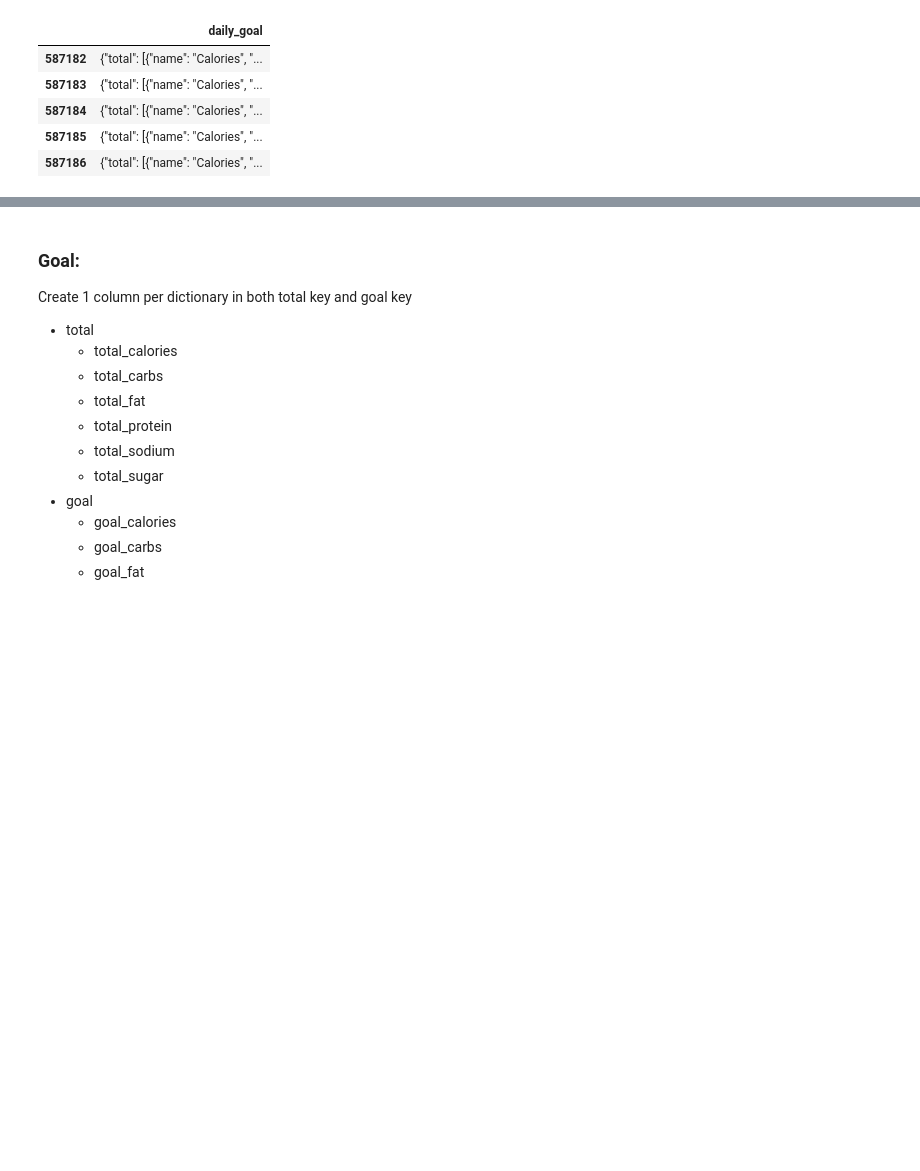
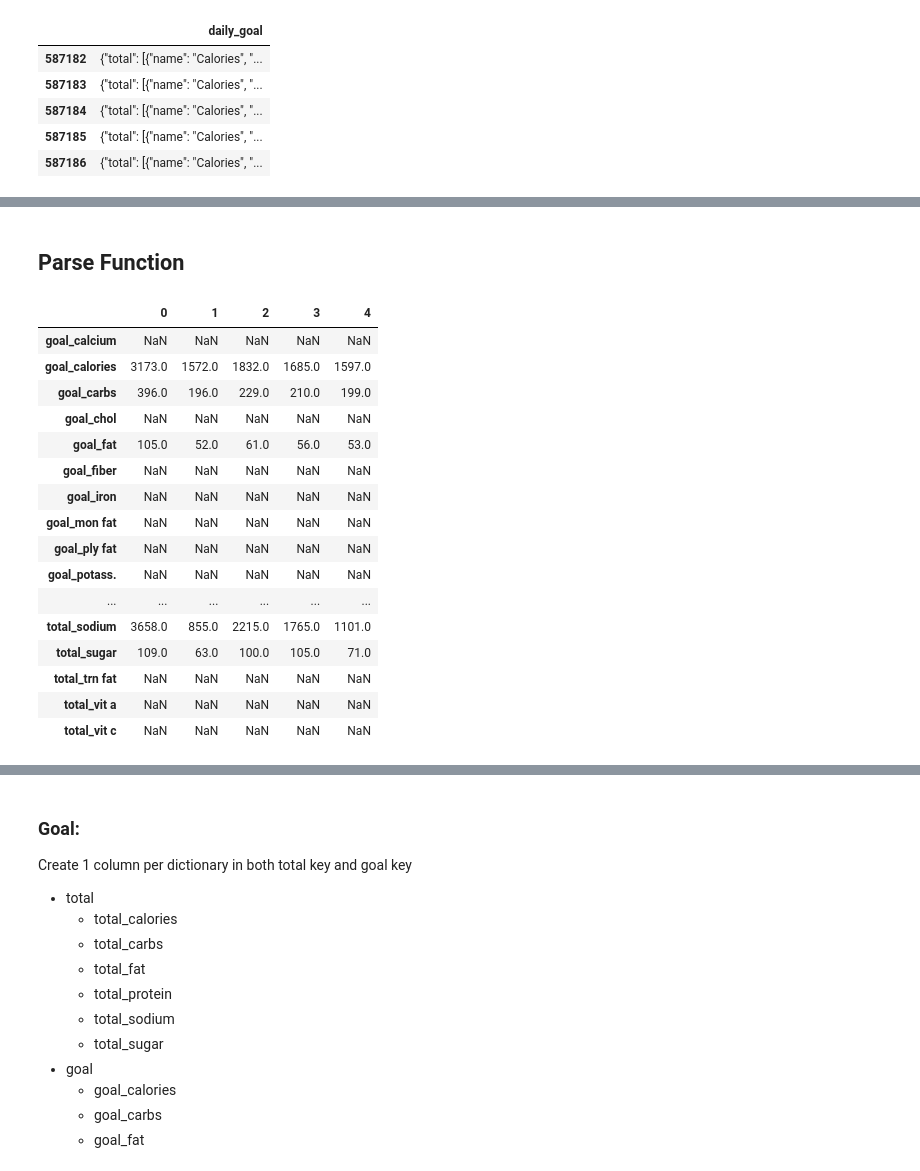
Before and after one commit to rokaandy/mfp-nutrition-survival-analysis, a Jupyter notebook: nutrition.ipynb, the cells around one changed output, grey strips where cells are left out. Saved outputs shown, nothing was run; the diff lists cells and outputs as text; code cells hidden in the pictures; blank space fills up the shorter version.

Commit message:
Merge functions together, clean code

```diff
--- a/nutrition.ipynb
+++ b/nutrition.ipynb
@@ -124,0 +56,3 @@ json.loads(ex_dict)
+# %%
+tg_dict = json.loads(parse_df['daily_goal'][0])
+tg_dict
@@ -124,0 +72,61 @@ json.loads(ex_dict)
+# %% [markdown]
+## Parse Function
+# %%
+"""Creates list of keys and values from the first dictionary, and zips them together"""
+def daily_totals(tg_dict):
+    total_cols = [list(tg_dict.keys())[0] + "_" + x['name'].lower()
+                  for x in tg_dict['total']]
+    total_values = [y['value']
+                  for y in tg_dict['total']]
+
+    total_dict = {}
+    for col, val in zip(total_cols, total_values):
+        total_dict[col] = val
+    return total_dict
+
+"""Creates list of keys and values from the second dictionary, and zips them together"""
+def daily_goals(tg_dict):
+    goal_cols = [list(tg_dict.keys())[1] + "_" + k['name'].lower()
+                 for k in tg_dict['goal']]
+    goal_values = [i['value']
+                 for i in tg_dict['goal']]
+
+    goal_dict = {}
+    for col, val in zip(goal_cols, goal_values):
+        goal_dict[col] = val
+    return goal_dict
+
+"""Combines new keys and values for 'Total' and 'Goals' into single dictionary"""
+def Merge(dict1, dict2):
+    res = {**dict1, **dict2}
+    return res
+
+"""Iterrates through entire parsed dataframe and appends merged rows"""
+def final_parsed_dict():
+    results = []
+    for row in parse_df['daily_goal'].values:
+        tg_dict = json.loads(row)
+        results.append(Merge(daily_goals(tg_dict), daily_totals(tg_dict)))
+    return results
+# %%
+f = pd.DataFrame(final_parsed_dict())
+# %%
+f.head().T
+# %% [output]
+|  | 0 | 1 | 2 | 3 | 4 |
+| goal_calcium | NaN | NaN | NaN | NaN | NaN |
+| goal_calories | 3173.0 | 1572.0 | 1832.0 | 1685.0 | 1597.0 |
+| goal_carbs | 396.0 | 196.0 | 229.0 | 210.0 | 199.0 |
+| goal_chol | NaN | NaN | NaN | NaN | NaN |
+| goal_fat | 105.0 | 52.0 | 61.0 | 56.0 | 53.0 |
+| goal_fiber | NaN | NaN | NaN | NaN | NaN |
+| goal_iron | NaN | NaN | NaN | NaN | NaN |
+| goal_mon fat | NaN | NaN | NaN | NaN | NaN |
+| goal_ply fat | NaN | NaN | NaN | NaN | NaN |
+| goal_potass. | NaN | NaN | NaN | NaN | NaN |
+| ... | ... | ... | ... | ... | ... |
+| total_sodium | 3658.0 | 855.0 | 2215.0 | 1765.0 | 1101.0 |
+| total_sugar | 109.0 | 63.0 | 100.0 | 105.0 | 71.0 |
+| total_trn fat | NaN | NaN | NaN | NaN | NaN |
+| total_vit a | NaN | NaN | NaN | NaN | NaN |
+| total_vit c | NaN | NaN | NaN | NaN | NaN |
```
Also changed, not shown: parts of 43 cells of this notebook.
